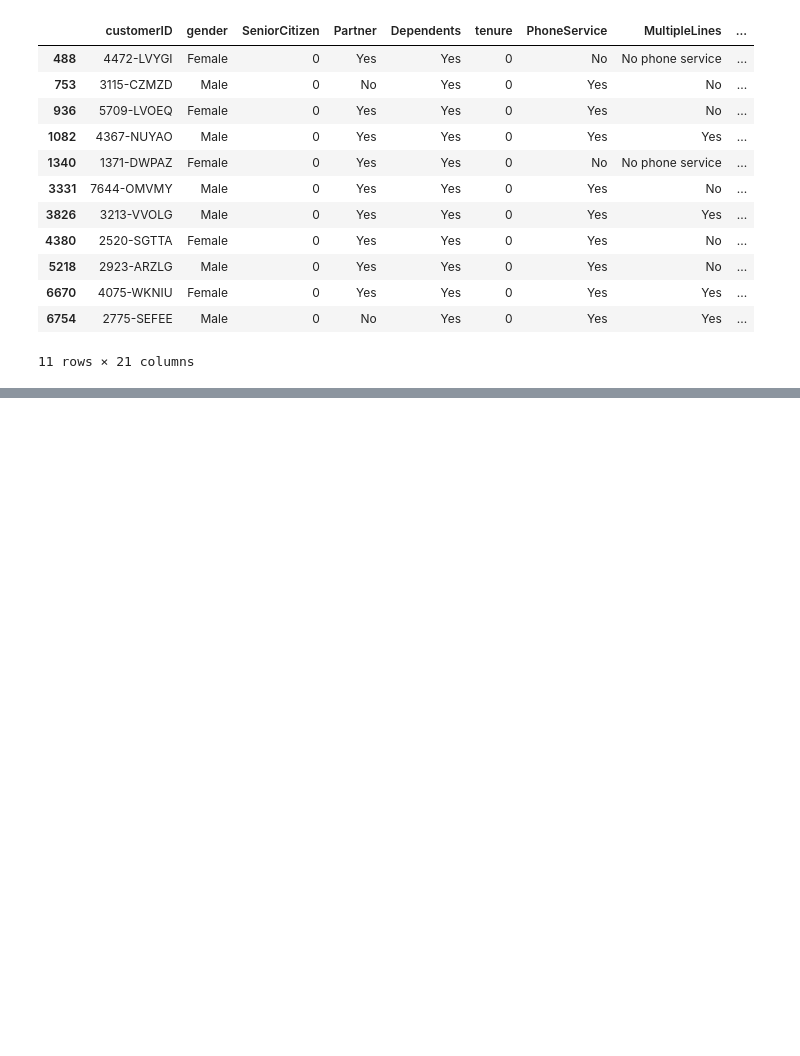
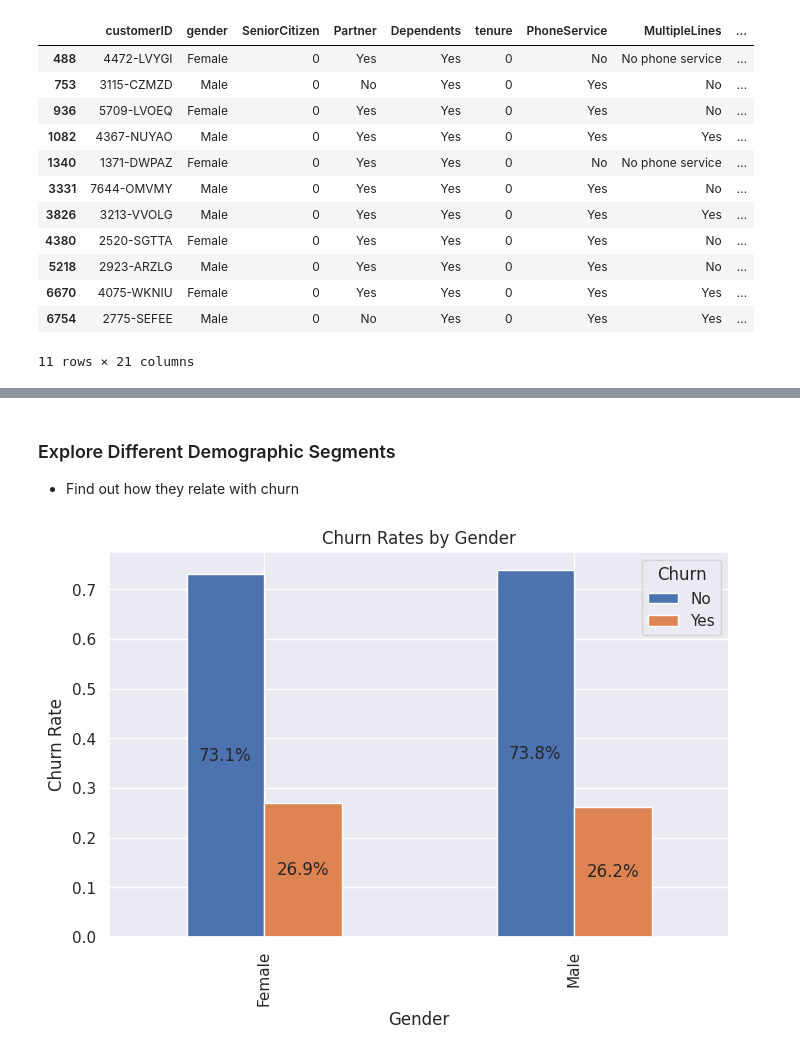
Before and after one commit to naphtron/Phase-3-Project, a Jupyter notebook: customer_churn.ipynb, the cells around one changed output, grey strips where cells are left out. Cells and saved outputs as stored; diff of their text form; code cells hidden in the pictures; blank space fills up the shorter version.

Commit message:
Exploring different demographics

```diff
--- a/customer_churn.ipynb
+++ b/customer_churn.ipynb
@@ -291,0 +351,20 @@ df[df['TotalCharges'].isna() == True]
+# %% [markdown]
+### Explore Different Demographic Segments
+- Find out how they relate with churn
+# %%
+gender_churn = df.groupby('gender')['Churn'].value_counts(normalize=True).unstack()
+
+# Visualize churn rates by gender with percentage labels
+ax = gender_churn.plot(kind='bar', stacked=False, figsize=(8, 5), title='Churn Rates by Gender')
+plt.xlabel('Gender')
+plt.ylabel('Churn Rate')
+
+# Display percentage labels on each bar
+for p in ax.patches:
+    width, height = p.get_width(), p.get_height()
+    x, y = p.get_xy()
+    ax.annotate(f'{height:.1%}', (x + width/2, y + height/2), ha='center', va='center')
+
+plt.show()
+# %% [output]
+[figure, added]
```
Also changed, not shown: parts of 17 cells of this notebook.
